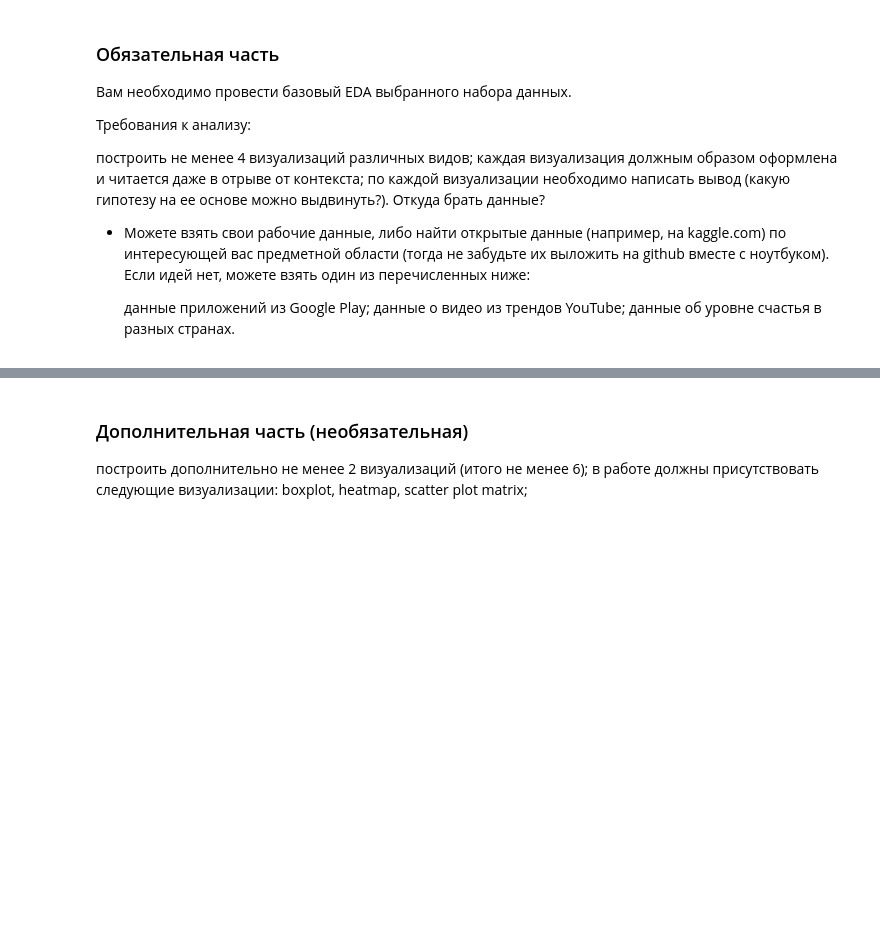
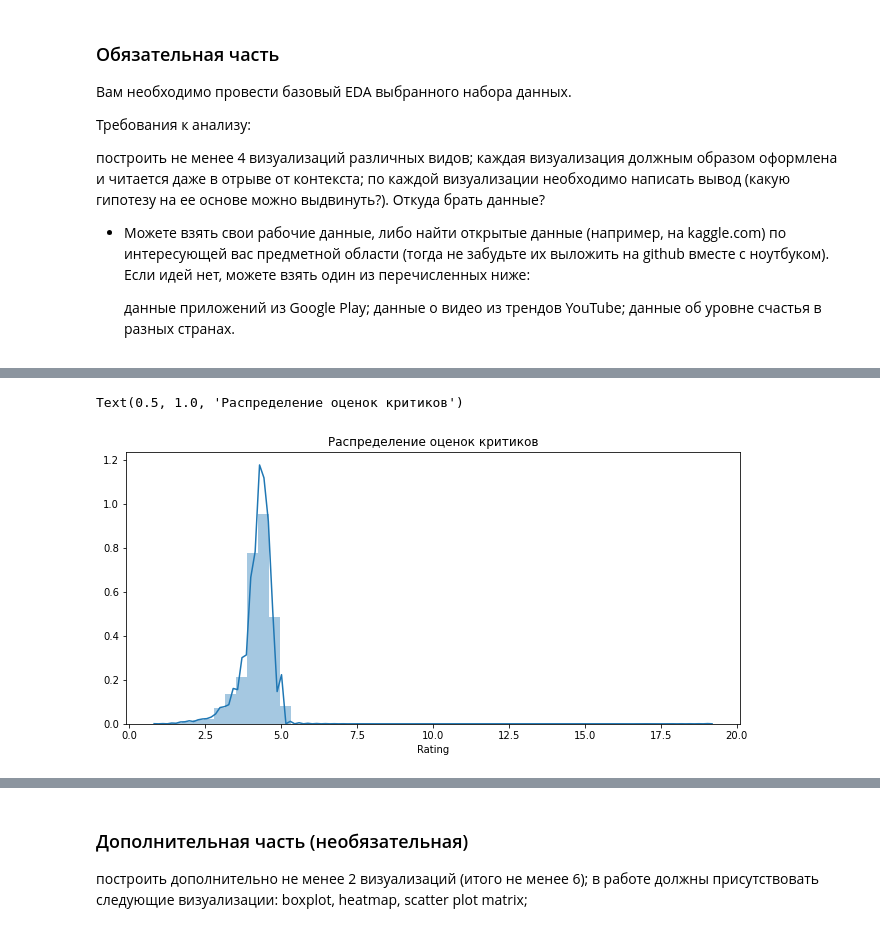
Before and after one commit to SergioMoys/Python_Openbank, a Jupyter notebook: DZ/Number16 - Визуализация данных.ipynb, the cells around one changed output, grey strips where cells are left out. Drawn from its saved outputs; the diff is of its cells as text; code cells hidden in the pictures; blank space fills up the shorter version.

```diff
--- a/DZ/Number16 - Визуализация данных.ipynb
+++ b/DZ/Number16 - Визуализация данных.ipynb
@@ -18,0 +119,6 @@
+# %%
+sns.distplot(df['Rating'])
+plt.title('Распределение рейтингов')
+# %% [output]
+Text(0.5, 1.0, 'Распределение оценок критиков')
+[figure, added]
```
Also changed, not shown: parts of 12 cells of this notebook, 4 other files.
